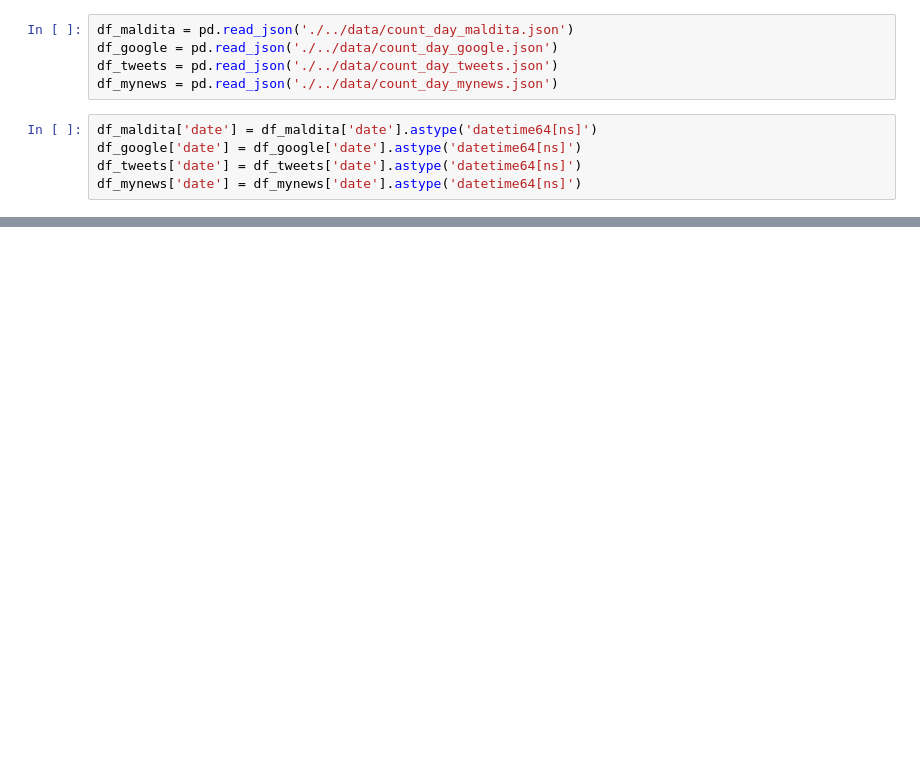
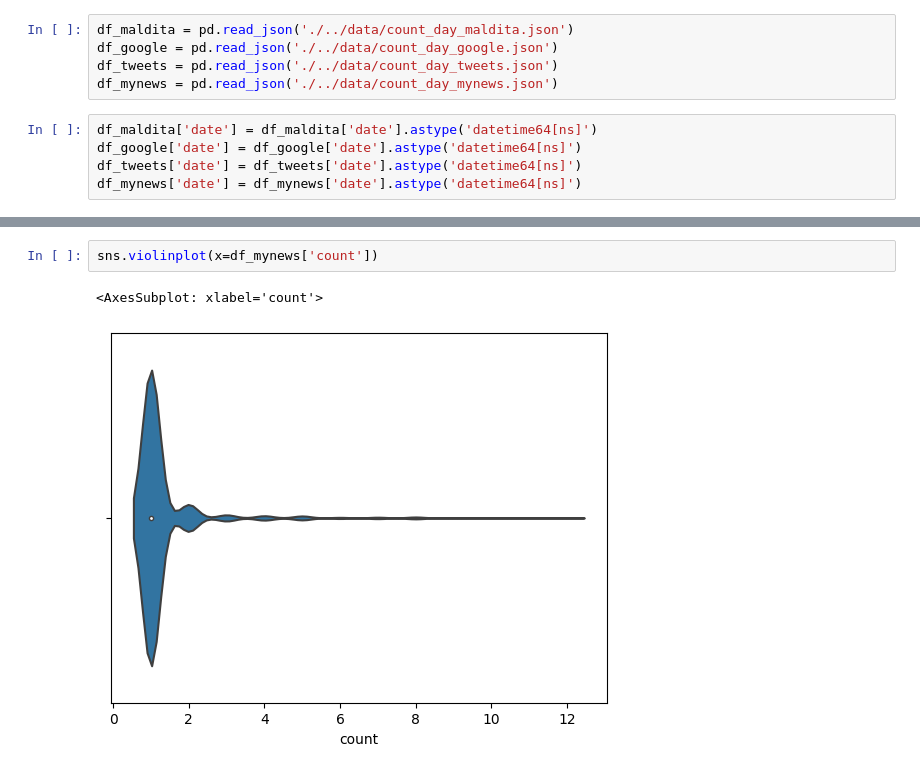
Before and after one commit to TeMU-BSC/iberifier, a Jupyter notebook: analysis/time_descriptive.ipynb, the cells around one changed output, grey strips where cells are left out. Cells and saved outputs as stored; diff of their text form; blank space fills up the shorter version.

```diff
--- a/analysis/time_descriptive.ipynb
+++ b/analysis/time_descriptive.ipynb
@@ -17,3 +78,8 @@ df_mynews['date'] = df_mynews['date'].astype('datetime64[ns]')
+# %%
+sns.violinplot(x=df_mynews['count'])
+# %% [output]
+<AxesSubplot: xlabel='count'>
+[figure, added]
 # %%
 maldita = df_maldita.groupby(df_maldita['date'])['count'].sum()
 google = df_google.groupby(df_google['date'])['count'].sum()
```
Also changed, not shown: parts of 19 cells of this notebook, 3 other files.
